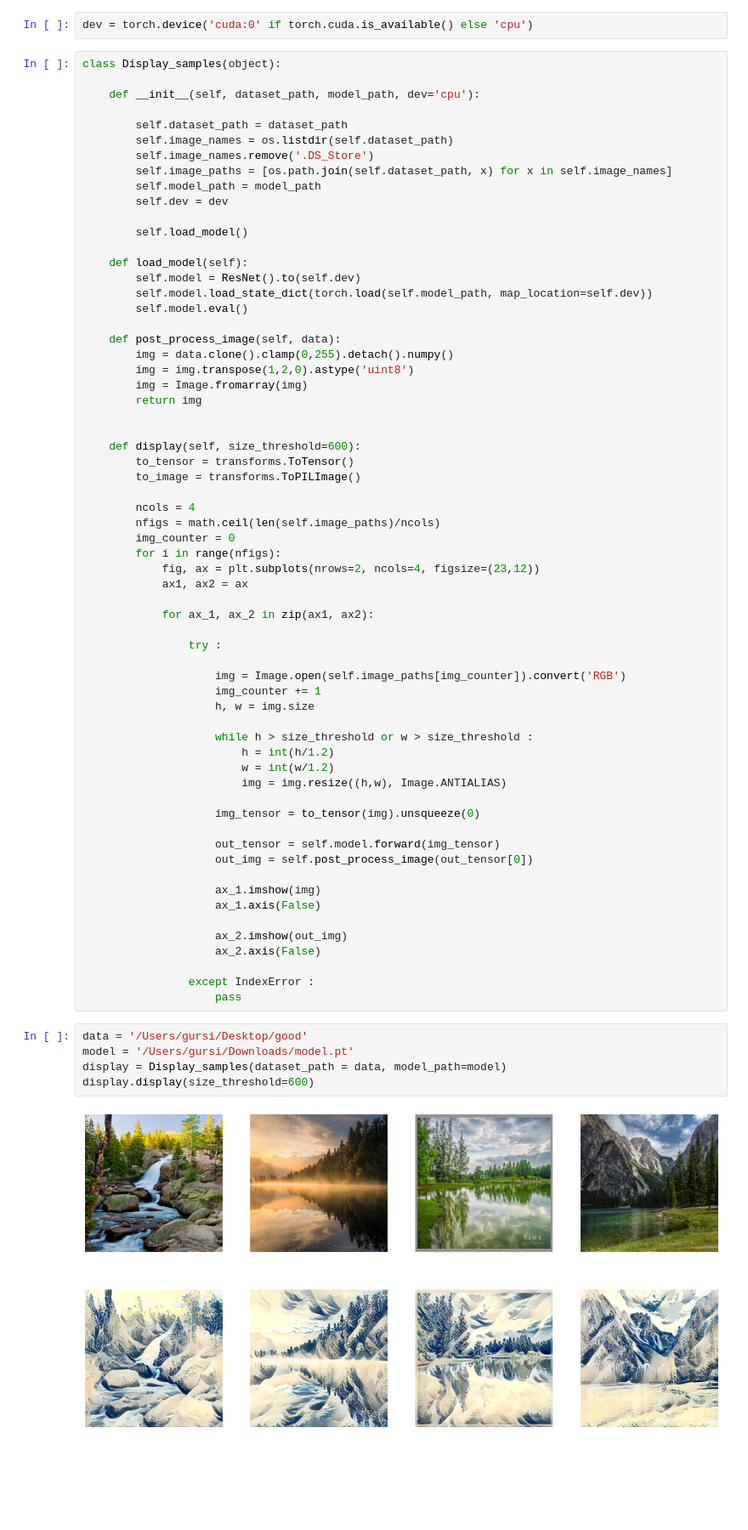
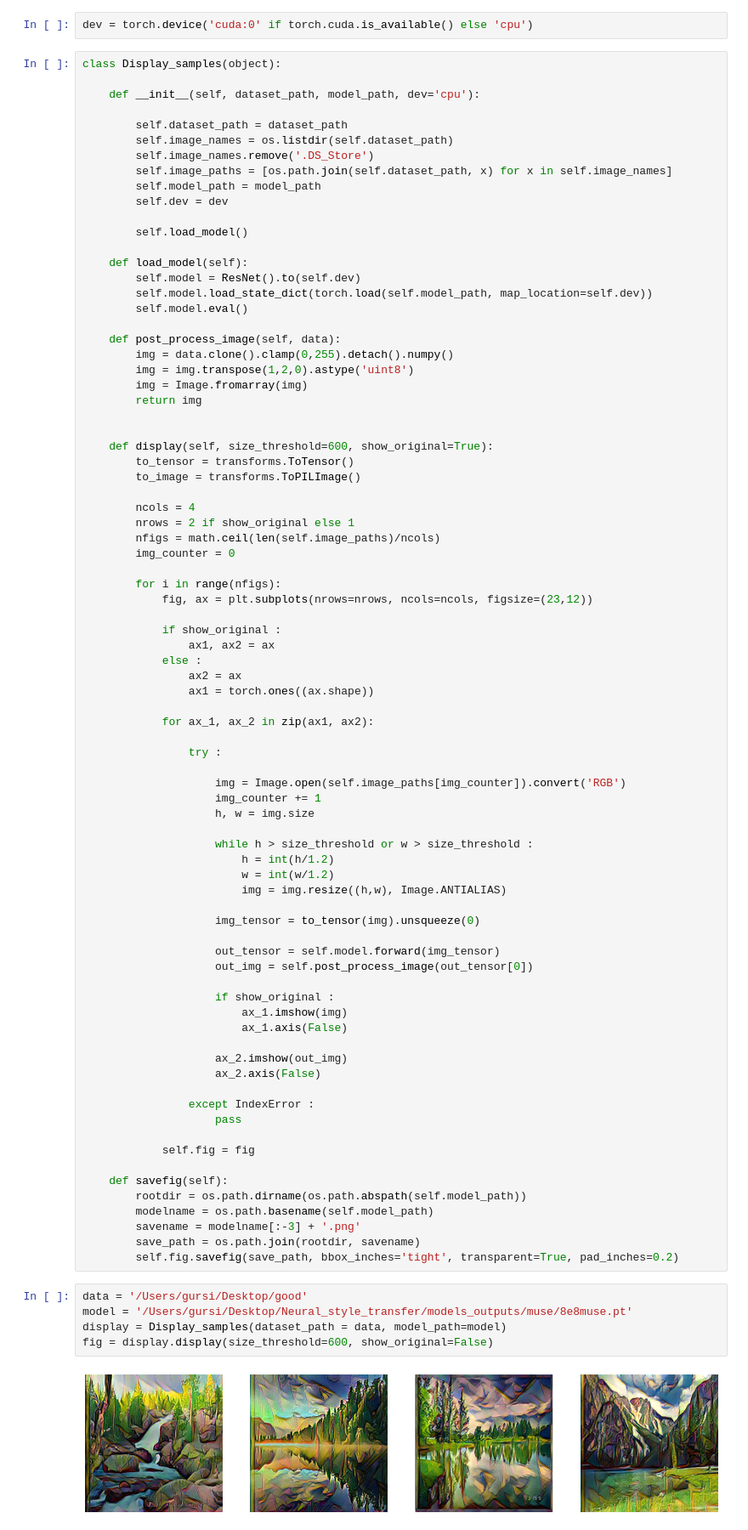
Before and after one commit to gursi26/Neural_style_transfer, a Jupyter notebook: sample.ipynb, the cells around one changed output. Shown at 85% size. Drawn from its saved outputs; the diff is of its cells as text; blank space fills up the shorter version.

Commit message:
image saving added

```diff
--- a/sample.ipynb
+++ b/sample.ipynb
@@ -35,16 +35,23 @@ class Display_samples(object):
         return img
 
 
-    def display(self, size_threshold=600):
+    def display(self, size_threshold=600, show_original=True):
         to_tensor = transforms.ToTensor()
         to_image = transforms.ToPILImage()
 
         ncols = 4
+        nrows = 2 if show_original else 1
         nfigs = math.ceil(len(self.image_paths)/ncols)
         img_counter = 0
+
         for i in range(nfigs):
-            fig, ax = plt.subplots(nrows=2, ncols=4, figsize=(23,12))
-            ax1, ax2 = ax
+            fig, ax = plt.subplots(nrows=nrows, ncols=ncols, figsize=(23,12))
+
+            if show_original :
+                ax1, ax2 = ax
+            else :
+                ax2 = ax
+                ax1 = torch.ones((ax.shape))
 
             for ax_1, ax_2 in zip(ax1, ax2):
 
@@ -64,18 +71,28 @@ class Display_samples(object):
                     out_tensor = self.model.forward(img_tensor)
                     out_img = self.post_process_image(out_tensor[0])
 
-                    ax_1.imshow(img)
-                    ax_1.axis(False)
+                    if show_original :
+                        ax_1.imshow(img)
+                        ax_1.axis(False)
 
                     ax_2.imshow(out_img)
                     ax_2.axis(False)
 
                 except IndexError :
                     pass
+
+            self.fig = fig
+
+    def savefig(self):
+        rootdir = os.path.dirname(os.path.abspath(self.model_path))
+        modelname = os.path.basename(self.model_path)
+        savename = modelname[:-3] + '.png'
+        save_path = os.path.join(rootdir, savename)
+        self.fig.savefig(save_path, bbox_inches='tight', transparent=True, pad_inches=0.2)
 # %%
 data = '/Users/gursi/Desktop/good'
-model = '/Users/gursi/Downloads/model.pt'
+model = '/Users/gursi/Desktop/Neural_style_transfer/models_outputs/muse/8e8muse.pt'
 display = Display_samples(dataset_path = data, model_path=model)
-display.display(size_threshold=600)
+fig = display.display(size_threshold=600, show_original=False)
 # %% [output]
-[figure, old version]
+[figure, new version]
```
Also changed, not shown: parts of 1 cell of this notebook, 14 other files.
